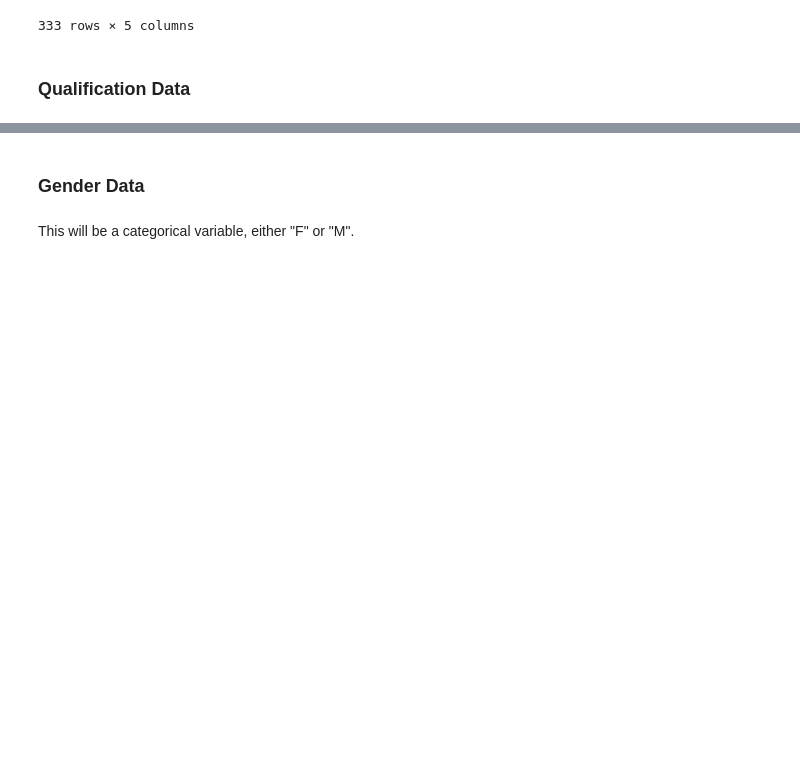
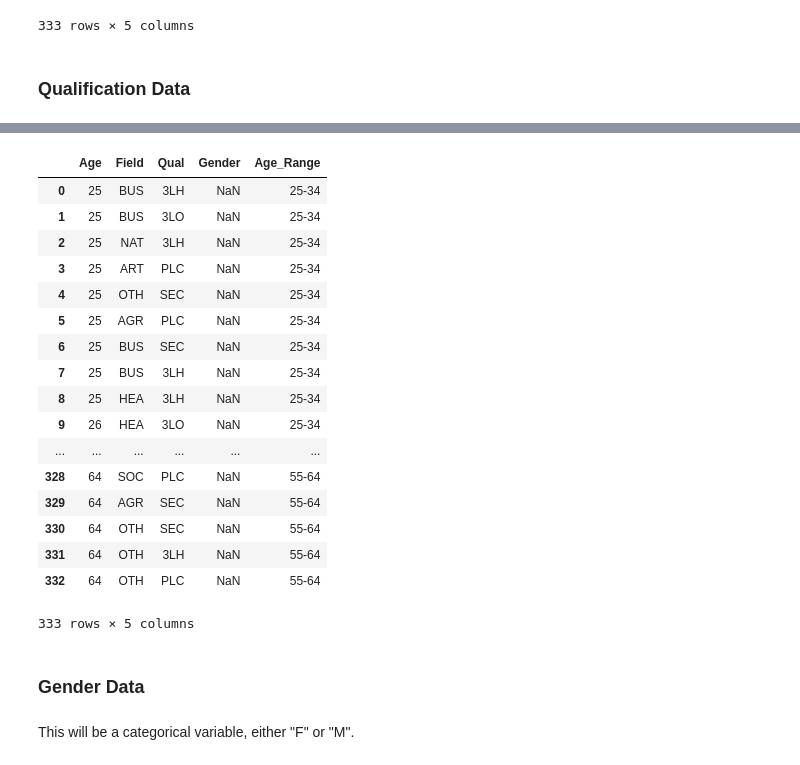
Before and after one commit to Pmcg1/ProgDA-Project-2019, a Jupyter notebook: ProgDA_Project_2019.ipynb, the cells around one changed output, grey strips where cells are left out. Drawn from its saved outputs; the diff is of its cells as text; code cells hidden in the pictures; blank space fills up the shorter version.

```diff
--- a/ProgDA_Project_2019.ipynb
+++ b/ProgDA_Project_2019.ipynb
@@ -513,6 +492,4 @@ qualList = list(dfQual.columns.values)
 dfQual.replace(to_replace=r'\[||\]\d||\]', value='', regex=True, inplace=True)
 dfQual.index  = dfQual['ITEM']
 dfQual.drop(dfQual.columns[[0]], axis=1, inplace=True)
-for col in qualList1[1:]:
-    dfQual[col] = dfQual[col].astype(float)
 dfQual
@@ -518,0 +505,4 @@ dfQual
+# %%
+for col in qualList[1:]:
+    dfQual[col] = dfQual[col].astype(float)
+dfQual
@@ -518,0 +522,14 @@ dfQual
+# %%
+def qualGen(item):
+    probSer = pd.Series(dfQual.loc[(item)].values)
+    probList = probSer/100
+    probList /= probList.sum() # normalise to add up to 1
+    x = np.random.choice(qualList[1:], 1, p=list(probList))
+    return x[0]
+# %%
+genQualList = []
+for i in ageRanges:
+    x = qualGen(i)
+    genQualList.append(x)
+
+#genQualList
@@ -519,3 +554,25 @@ dfQual
+# %%
+df['Qual'] = genQualList
+df
+# %% [output]
+|  | Age | Field | Qual | Gender | Age_Range |
+| 0 | 25 | BUS | 3LH | NaN | 25-34 |
+| 1 | 25 | BUS | 3LO | NaN | 25-34 |
+| 2 | 25 | NAT | 3LH | NaN | 25-34 |
+| 3 | 25 | ART | PLC | NaN | 25-34 |
+| 4 | 25 | OTH | SEC | NaN | 25-34 |
+| 5 | 25 | AGR | PLC | NaN | 25-34 |
+| 6 | 25 | BUS | SEC | NaN | 25-34 |
+| 7 | 25 | BUS | 3LH | NaN | 25-34 |
+| 8 | 25 | HEA | 3LH | NaN | 25-34 |
+| 9 | 26 | HEA | 3LO | NaN | 25-34 |
+| ... | ... | ... | ... | ... | ... |
+| 328 | 64 | SOC | PLC | NaN | 55-64 |
+| 329 | 64 | AGR | SEC | NaN | 55-64 |
+| 330 | 64 | OTH | SEC | NaN | 55-64 |
+| 331 | 64 | OTH | 3LH | NaN | 55-64 |
+| 332 | 64 | OTH | PLC | NaN | 55-64 |
+333 rows × 5 columns
 # %% [markdown]
 ### Gender Data
 # %% [markdown]
```
Also changed, not shown: parts of 36 cells of this notebook.
